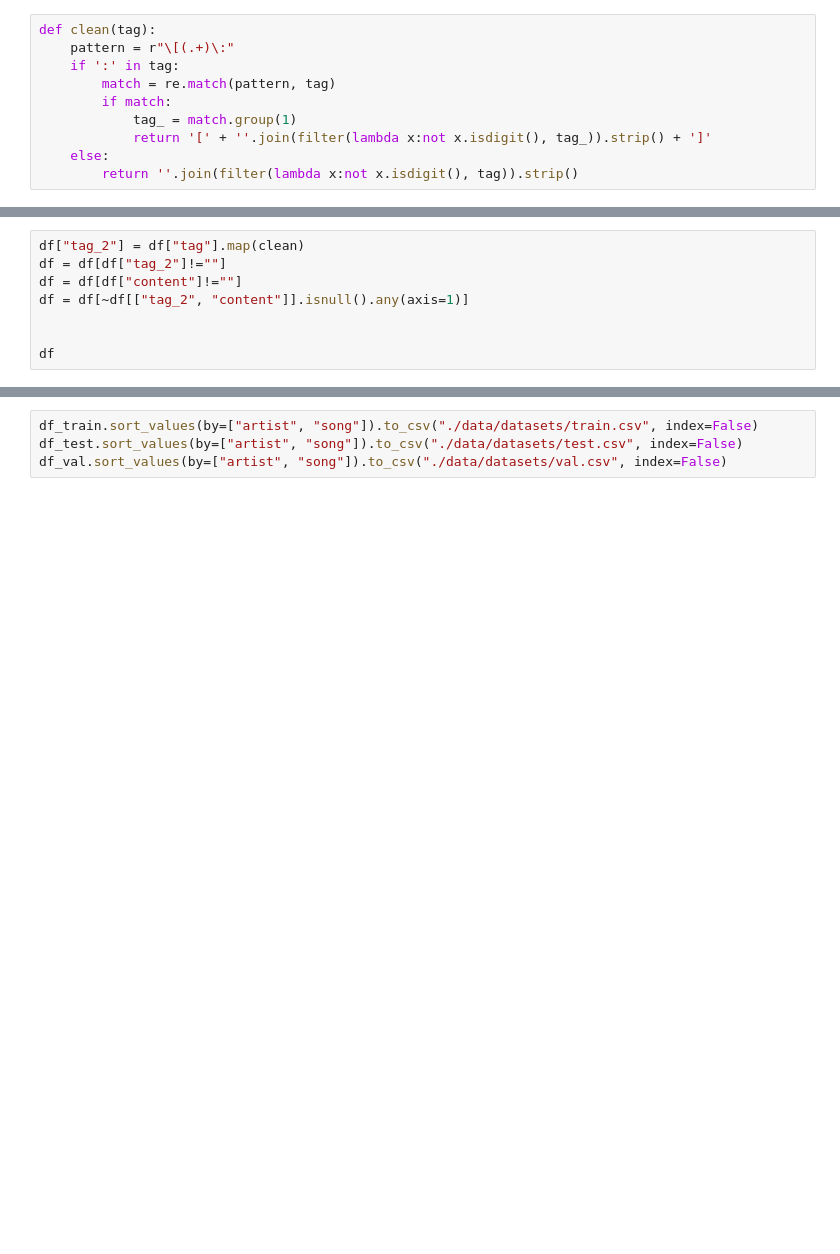
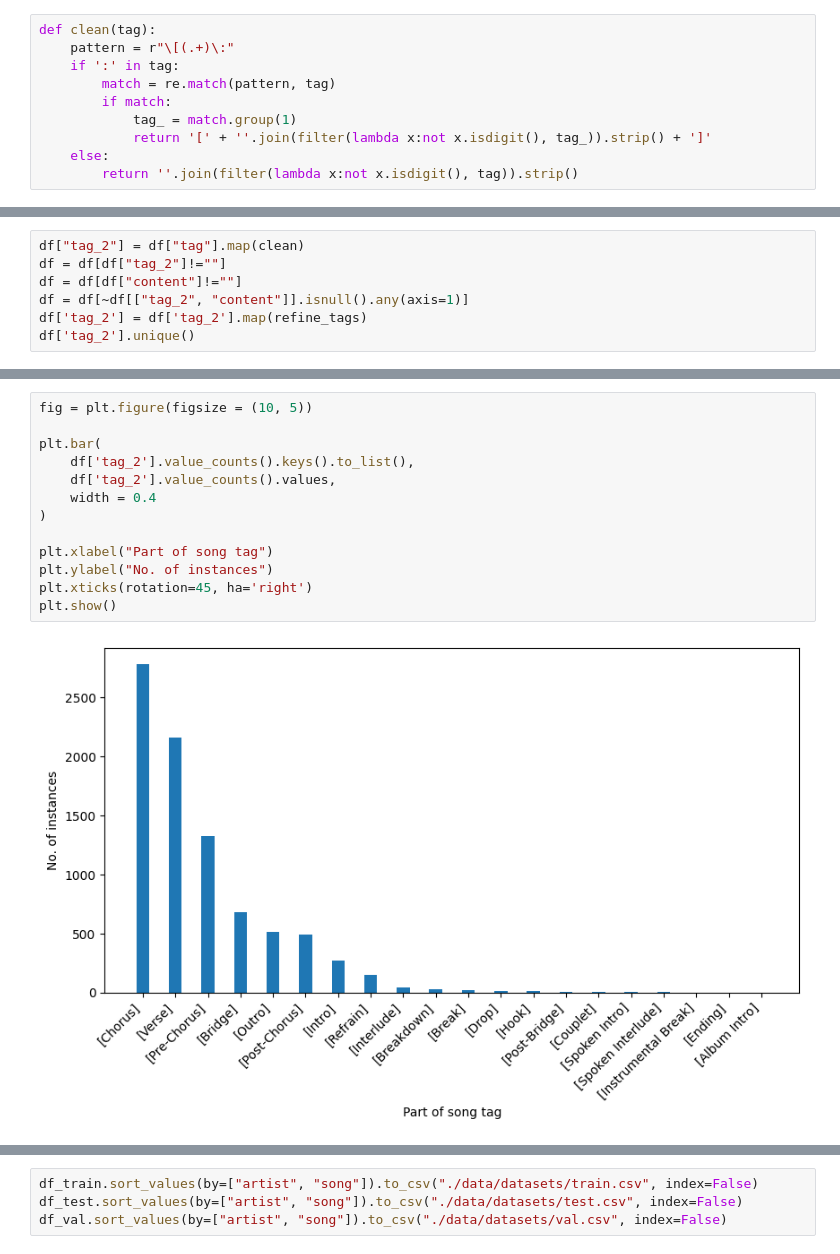
Before and after one commit to rubzip/LyricGenerator, a Jupyter notebook: Data_Cleaning.ipynb, the cells around one changed output, grey strips where cells are left out. Cells and saved outputs as stored; diff of their text form; blank space fills up the shorter version.

```diff
--- a/Data_Cleaning.ipynb
+++ b/Data_Cleaning.ipynb
@@ -58,7 +101,6 @@ df["tag_2"] = df["tag"].map(clean)
 df = df[df["tag_2"]!=""]
 df = df[df["content"]!=""]
 df = df[~df[["tag_2", "content"]].isnull().any(axis=1)]
-
-
-df
+df['tag_2'] = df['tag_2'].map(refine_tags)
+df['tag_2'].unique()
 # %% [output]
@@ -78,3 +112,18 @@ df
+# %%
+fig = plt.figure(figsize = (10, 5))
+
+plt.bar(
+    df['tag_2'].value_counts().keys().to_list(),
+    df['tag_2'].value_counts().values,
+    width = 0.4
+)
+
+plt.xlabel("Part of song tag")
+plt.ylabel("No. of instances")
+plt.xticks(rotation=45, ha='right')
+plt.show()
+# %% [output]
+[figure, added]
 # %%
 test_songs = []
 
```
Also changed, not shown: parts of 9 cells of this notebook, 5 other files.
